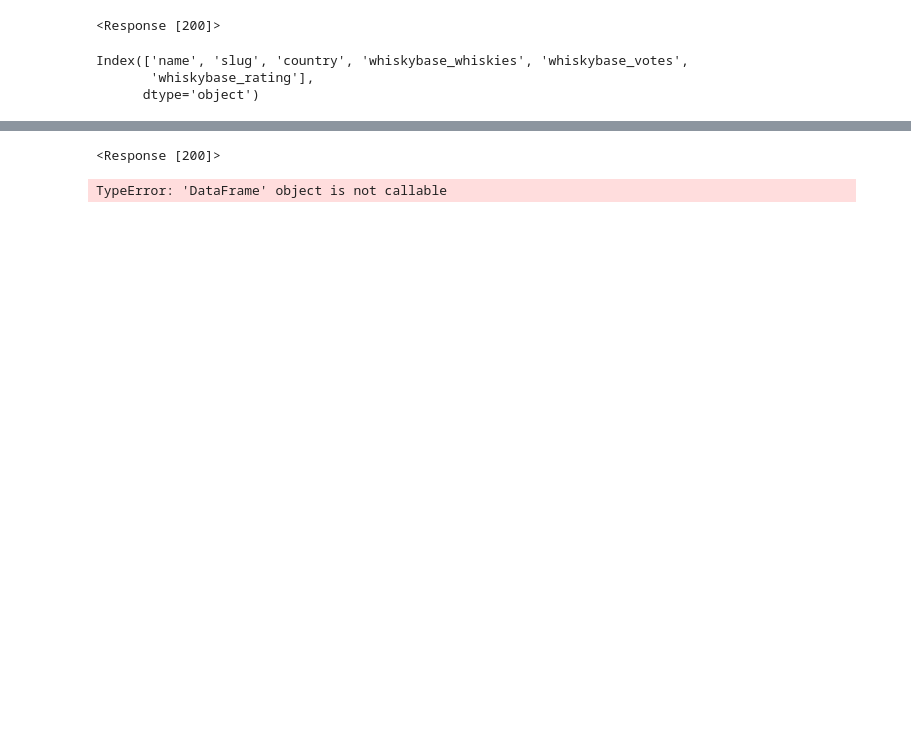
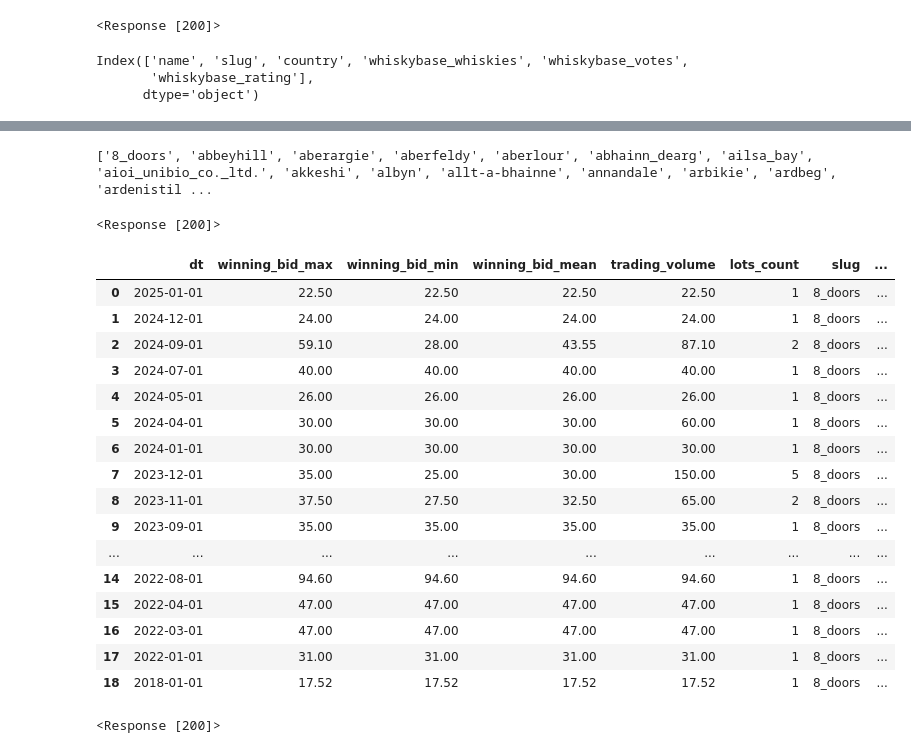
Before and after one commit to Najtszejd/Dash_project, a Jupyter notebook: apptest.ipynb, the cells around one changed output, grey strips where cells are left out. Saved outputs shown, nothing was run; the diff lists cells and outputs as text; code cells hidden in the pictures; blank space fills up the shorter version.

```diff
--- a/apptest.ipynb
+++ b/apptest.ipynb
@@ -74,0 +139,5 @@ Index(['name', 'slug', 'country', 'whiskybase_whiskies', 'whiskybase_votes',
+# %%
+dist_slug_list = [slugs for slugs in df_3["slug"]]
+print (dist_slug_list)
+# %% [output]
+['8_doors', 'abbeyhill', 'aberargie', 'aberfeldy', 'aberlour', 'abhainn_dearg', 'ailsa_bay', 'aioi_unibio_co._ltd.', 'akkeshi', 'albyn', 'allt-a-bhainne', 'annandale', 'arbikie', 'ardbeg', 'ardenistil ...
@@ -75,3 +146,31 @@ Index(['name', 'slug', 'country', 'whiskybase_whiskies', 'whiskybase_votes',
+# %%
+url_slug = f"https://whiskyhunter.net/api/distillery_data/{slug}/"
+response = requests.get(url_slug)
+print(response)
+data_slug = response.json()
+df_slug = pd.DataFrame(data_slug)
+# %% [output]
+<Response [200]>
+# %%
+display(df_slug)
+# %% [output]
+|  | dt | winning_bid_max | winning_bid_min | winning_bid_mean | trading_volume | lots_count | slug | ... |
+| 0 | 2025-01-01 | 22.50 | 22.50 | 22.50 | 22.50 | 1 | 8_doors | ... |
+| 1 | 2024-12-01 | 24.00 | 24.00 | 24.00 | 24.00 | 1 | 8_doors | ... |
+| 2 | 2024-09-01 | 59.10 | 28.00 | 43.55 | 87.10 | 2 | 8_doors | ... |
+| 3 | 2024-07-01 | 40.00 | 40.00 | 40.00 | 40.00 | 1 | 8_doors | ... |
+| 4 | 2024-05-01 | 26.00 | 26.00 | 26.00 | 26.00 | 1 | 8_doors | ... |
+| 5 | 2024-04-01 | 30.00 | 30.00 | 30.00 | 60.00 | 1 | 8_doors | ... |
+| 6 | 2024-01-01 | 30.00 | 30.00 | 30.00 | 30.00 | 1 | 8_doors | ... |
+| 7 | 2023-12-01 | 35.00 | 25.00 | 30.00 | 150.00 | 5 | 8_doors | ... |
+| 8 | 2023-11-01 | 37.50 | 27.50 | 32.50 | 65.00 | 2 | 8_doors | ... |
+| 9 | 2023-09-01 | 35.00 | 35.00 | 35.00 | 35.00 | 1 | 8_doors | ... |
+| ... | ... | ... | ... | ... | ... | ... | ... | ... |
+| 14 | 2022-08-01 | 94.60 | 94.60 | 94.60 | 94.60 | 1 | 8_doors | ... |
+| 15 | 2022-04-01 | 47.00 | 47.00 | 47.00 | 47.00 | 1 | 8_doors | ... |
+| 16 | 2022-03-01 | 47.00 | 47.00 | 47.00 | 47.00 | 1 | 8_doors | ... |
+| 17 | 2022-01-01 | 31.00 | 31.00 | 31.00 | 31.00 | 1 | 8_doors | ... |
+| 18 | 2018-01-01 | 17.52 | 17.52 | 17.52 | 17.52 | 1 | 8_doors | ... |
 # %%
 url_4 = "https://whiskyhunter.net/api/distilleries_info/"
 response = requests.get(url_4)
@@ -79,8 +178,3 @@ print(response)
 data_4 = response.json()
 # %% [output]
 <Response [200]>
-# %%
-df_4 = pd.DataFrame(data_4)
-df_4(["whiskybase_whiskies"] == 0)
-# %% [output]
-TypeError: 'DataFrame' object is not callable
```
Also changed, not shown: parts of 13 cells of this notebook, 4 other files.
